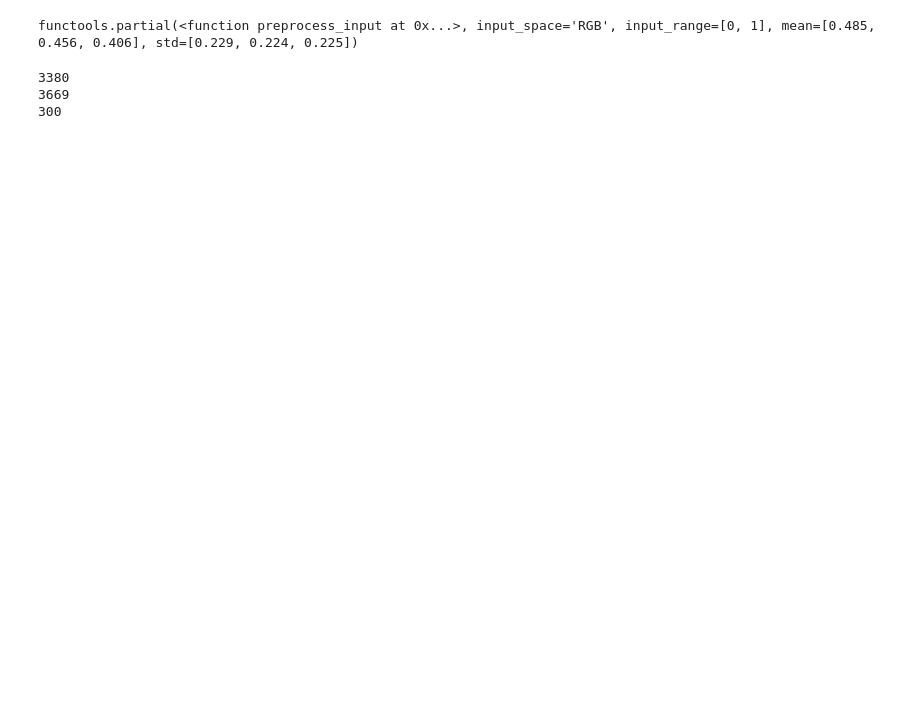
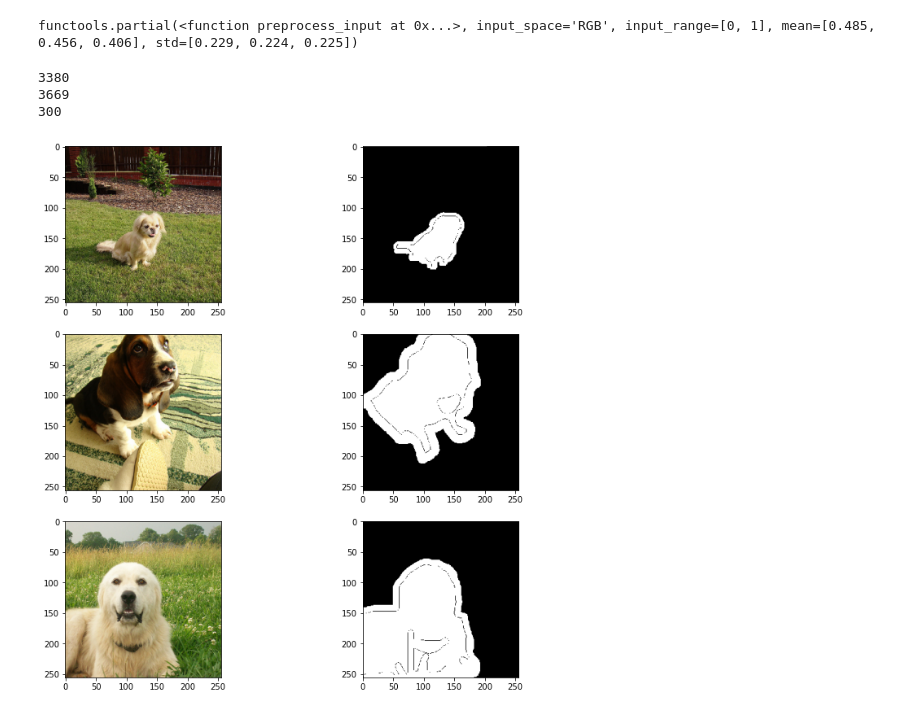
Before and after one commit to Patschwemm/Deep-Learning-Network-2D-Natural-Image-Decomposition, a Jupyter notebook: backbone_training.ipynb, the cells around one changed output. Drawn from its saved outputs; the diff is of its cells as text; code cells hidden in the pictures; blank space fills up the shorter version.

Commit message:
backbone segmentation, bad results

```diff
--- a/backbone_training.ipynb
+++ b/backbone_training.ipynb
@@ -29,8 +22,33 @@ tf = T.Compose([
+# %%
+class PILToTensor_for_targets:
+
+    def __call__(self,  target):
+        target = torch.as_tensor(np.array(target), dtype=torch.int64)
+        # to make a binary mask, set gray(2) to 0 and black and white pet to 1
+        target[(target == 1) | (target == 3)] = 1
+        target[target == 2] = 0
+        target = target[None, :, :]
+        return target
+# %%
+# transform like preprocess required by the network
+tf_rgb = T.Compose([
+    T.ToTensor(),
+    T.Resize(256),
+    T.CenterCrop(256),
+    #T.Normalize(mean=[0.485, 0.456, 0.406], std=[0.229, 0.224, 0.225]),
+])
+
+tf_gray = T.Compose([
+    T.Resize(256),
+    T.CenterCrop(256),
+    PILToTensor_for_targets(),
+])
 # %%
-from torchvision.datasets import OxfordIIITPet
+train_dataset = OxfordIIITPet(root = "dataset", split="trainval", target_types="segmentation",
+                               transform=tf_rgb, target_transform=tf_gray, download=True)
 
-train_dataset = OxfordIIITPet(root = "dataset", split="trainval", transforms=tf, download=True)
-test_dataset = OxfordIIITPet(root = "dataset", split="test", download=True)
+test_dataset = OxfordIIITPet(root = "dataset", split="test", target_types="segmentation",
+                                transform=tf_rgb, target_transform=tf_gray, download=True)
 train_dataset, valid_dataset = torch.utils.data.random_split(train_dataset, [3380, 300])
 
 print(len(train_dataset))
@@ -49,9 +67,17 @@ NUM_EPOCHS = 5
 LOAD_MODEL = False
 NUM_WORKERS = os.cpu_count()
 # %%
-train_dataloader = DataLoader(train_dataset, batch_size=16, shuffle=True, num_workers=NUM_WORKERS)
-valid_dataloader = DataLoader(valid_dataset, batch_size=16, shuffle=False, num_workers=NUM_WORKERS)
-test_dataloader = DataLoader(test_dataset, batch_size=16, shuffle=False, num_workers=NUM_WORKERS)
+train_dataloader = DataLoader(train_dataset, batch_size=32, shuffle=True, num_workers=NUM_WORKERS)
+valid_dataloader = DataLoader(valid_dataset, batch_size=32, shuffle=False, num_workers=NUM_WORKERS)
+test_dataloader = DataLoader(test_dataset, batch_size=32, shuffle=False, num_workers=NUM_WORKERS)
+# %%
+_, axx = plt.subplots(3,2, figsize=(12,12))
+for i, ((data, target), axis) in enumerate(zip(train_dataloader,axx)):
+    data =  torch.permute(data[i], (1, 2, 0))
+    axis[0].imshow(data)
+    axis[1].imshow(target[i].squeeze(0), cmap="gray")
+# %% [output]
+[figure, added]
 # %%
 class SegmentationBackbone(nn.Module):
 
```
Also changed, not shown: parts of 6 cells of this notebook, 4 other files.
